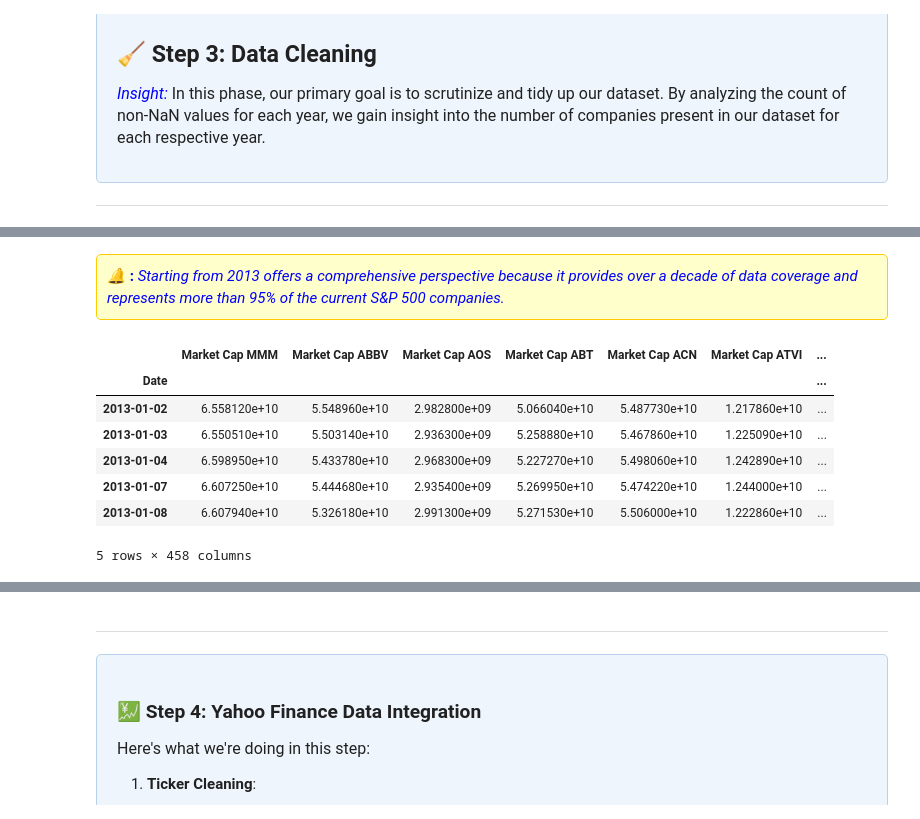
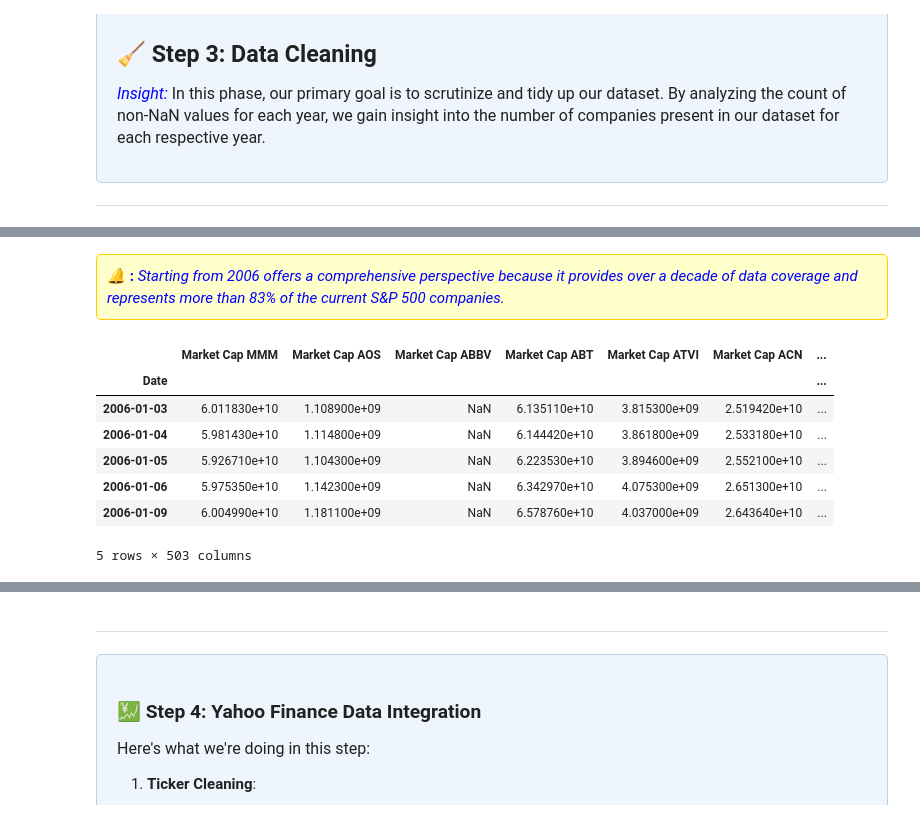
Before and after one commit to zahrabihlal/SP500-EqualVsMarket-PerformanceDive, a Jupyter notebook: MWI_vs_EWI_SP500.ipynb, the cells around one changed output, grey strips where cells are left out. Saved outputs shown, nothing was run; the diff lists cells and outputs as text; code cells hidden in the pictures.

```diff
--- a/MWI_vs_EWI_SP500.ipynb
+++ b/MWI_vs_EWI_SP500.ipynb
@@ -153,20 +153,18 @@ Date
 dtype: int64
 # %% [markdown]
 <div style="background-color: #ffffcc; padding: 10px; border: 1px solid #ffcc00; border-radius: 5px; margin: 10px 0;">
-    <span style="color: #666699; font-style: italic;">🔔</span> <span style="color:blue; font-weight: bold;">:</span> <span style="color:blue; font-style: italic;">Starting from 2013 offers a comprehensive perspective because it provides over a decade of data coverage and represents more than 95% of the current S&P 500 companies.</span>
+    <span style="color: #666699; font-style: italic;">🔔</span> <span style="color:blue; font-weight: bold;">:</span> <span style="color:blue; font-style: italic;">Starting from 2006 offers a comprehensive perspective because it provides over a decade of data coverage and represents more than 83% of the current S&P 500 companies.</span>
 </div>
 # %%
-data_2013 = data[data.index.year >= 2013]
+data_2006 = data[data.index.year >= 2006]
 
-df = data_2013.dropna(axis=1)
-
-df.head()
+data_2006.head()
 # %% [output]
-|  | Market Cap MMM | Market Cap ABBV | Market Cap AOS | Market Cap ABT | Market Cap ACN | Market Cap ATVI | ... |
+|  | Market Cap MMM | Market Cap AOS | Market Cap ABBV | Market Cap ABT | Market Cap ATVI | Market Cap ACN | ... |
 | Date |  |  |  |  |  |  | ... |
-| 2013-01-02 | 6.558120e+10 | 5.548960e+10 | 2.982800e+09 | 5.066040e+10 | 5.487730e+10 | 1.217860e+10 | ... |
-| 2013-01-03 | 6.550510e+10 | 5.503140e+10 | 2.936300e+09 | 5.258880e+10 | 5.467860e+10 | 1.225090e+10 | ... |
-| 2013-01-04 | 6.598950e+10 | 5.433780e+10 | 2.968300e+09 | 5.227270e+10 | 5.498060e+10 | 1.242890e+10 | ... |
-| 2013-01-07 | 6.607250e+10 | 5.444680e+10 | 2.935400e+09 | 5.269950e+10 | 5.474220e+10 | 1.244000e+10 | ... |
-| 2013-01-08 | 6.607940e+10 | 5.326180e+10 | 2.991300e+09 | 5.271530e+10 | 5.506000e+10 | 1.222860e+10 | ... |
+| 2006-01-03 | 6.011830e+10 | 1.108900e+09 | NaN | 6.135110e+10 | 3.815300e+09 | 2.519420e+10 | ... |
+| 2006-01-04 | 5.981430e+10 | 1.114800e+09 | NaN | 6.144420e+10 | 3.861800e+09 | 2.533180e+10 | ... |
+| 2006-01-05 | 5.926710e+10 | 1.104300e+09 | NaN | 6.223530e+10 | 3.894600e+09 | 2.552100e+10 | ... |
+| 2006-01-06 | 5.975350e+10 | 1.142300e+09 | NaN | 6.342970e+10 | 4.075300e+09 | 2.651300e+10 | ... |
+| 2006-01-09 | 6.004990e+10 | 1.181100e+09 | NaN | 6.578760e+10 | 4.037000e+09 | 2.643640e+10 | ... |
-5 rows × 458 columns
+5 rows × 503 columns
```
Also changed, not shown: parts of 43 cells of this notebook.
